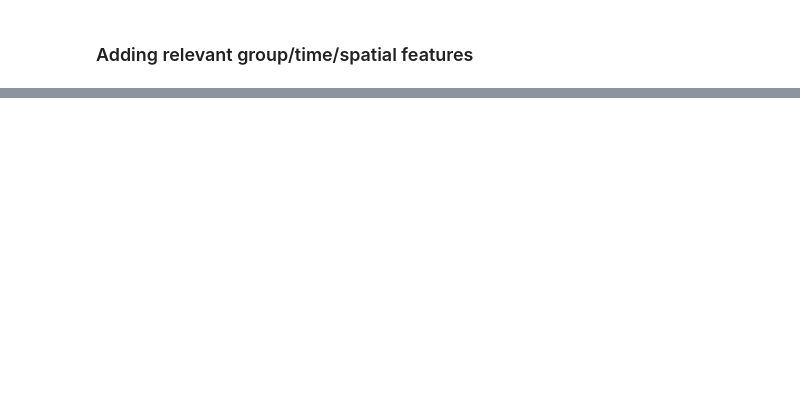
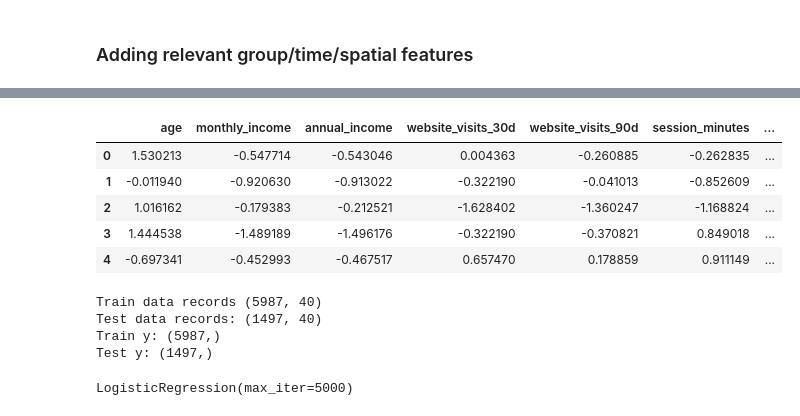
Before and after one commit to diyorarti/Learning_Data_Science, a Jupyter notebook: Statistics/3_Regression/Logistic_regression/Independence_Observations_Assumption.ipynb, the cells around one changed output, grey strips where cells are left out. Cells and saved outputs as stored; diff of their text form; code cells hidden in the pictures; blank space fills up the shorter version.

```diff
--- a/Statistics/3_Regression/Logistic_regression/Independence_Observations_Assumption.ipynb
+++ b/Statistics/3_Regression/Logistic_regression/Independence_Observations_Assumption.ipynb
@@ -1128,0 +1242,26 @@ models_restuls
+# %%
+X_stand.head()
+# %% [output]
+|  | age | monthly_income | annual_income | website_visits_30d | website_visits_90d | session_minutes | ... |
+| 0 | 1.530213 | -0.547714 | -0.543046 | 0.004363 | -0.260885 | -0.262835 | ... |
+| 1 | -0.011940 | -0.920630 | -0.913022 | -0.322190 | -0.041013 | -0.852609 | ... |
+| 2 | 1.016162 | -0.179383 | -0.212521 | -1.628402 | -1.360247 | -1.168824 | ... |
+| 3 | 1.444538 | -1.489189 | -1.496176 | -0.322190 | -0.370821 | 0.849018 | ... |
+| 4 | -0.697341 | -0.452993 | -0.467517 | 0.657470 | 0.178859 | 0.911149 | ... |
+# %%
+X_train, X_test, y_train, y_test = splitting_data(X_stand, y)
+print(f"Train data records {X_train.shape}")
+print(f"Test data records: {X_test.shape}")
+
+print(f"Train y: {y_train.shape}")
+print(f"Test y: {y_test.shape}")
+# %% [output]
+Train data records (5987, 40)
+Test data records: (1497, 40)
+Train y: (5987,)
+Test y: (1497,)
+# %%
+model = LogisticRegression(max_iter=5000)
+model.fit(X_train, y_train)
+# %% [output]
+LogisticRegression(max_iter=5000)
```
Also changed, not shown: parts of 17 cells of this notebook, 5 other files.
